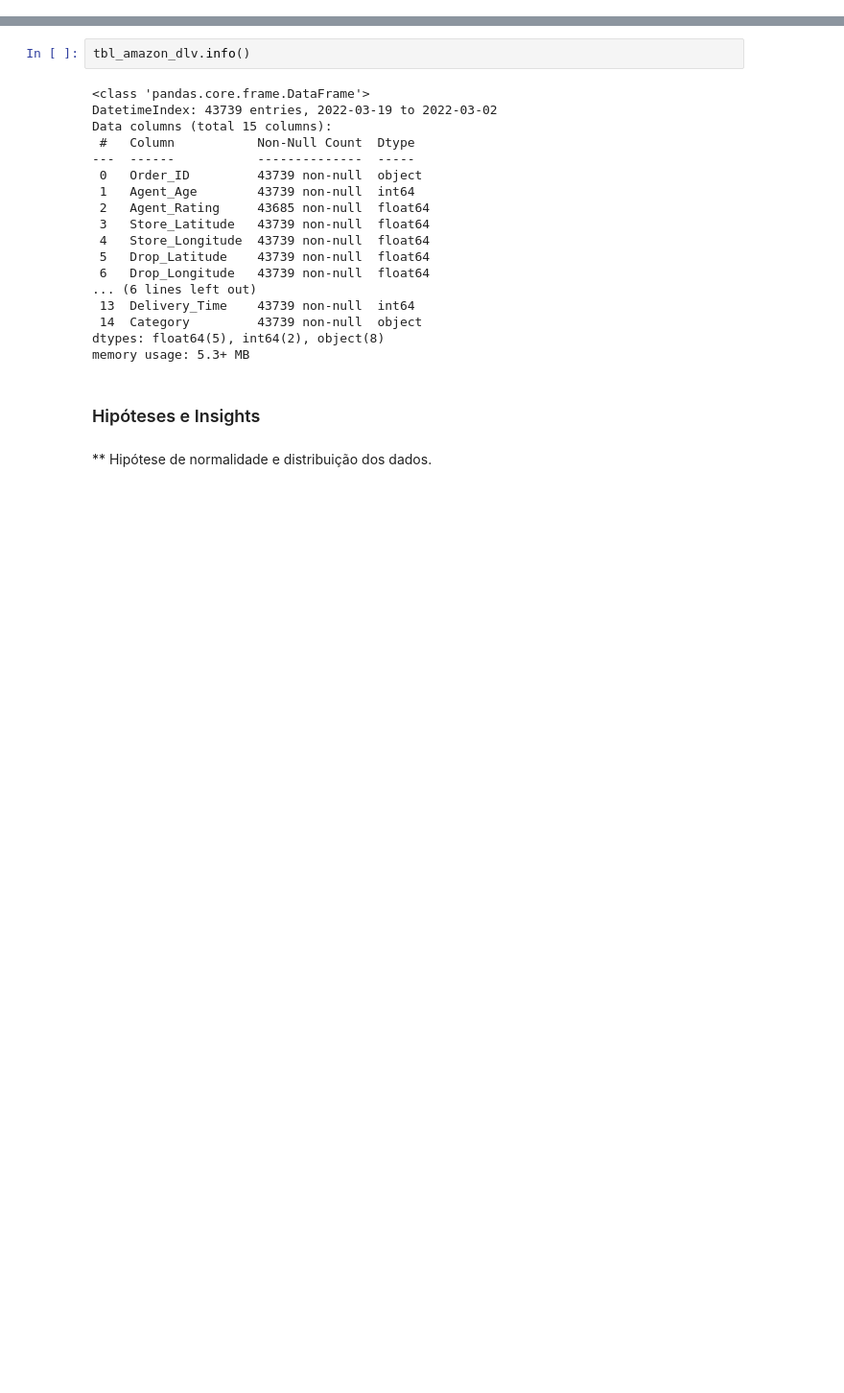
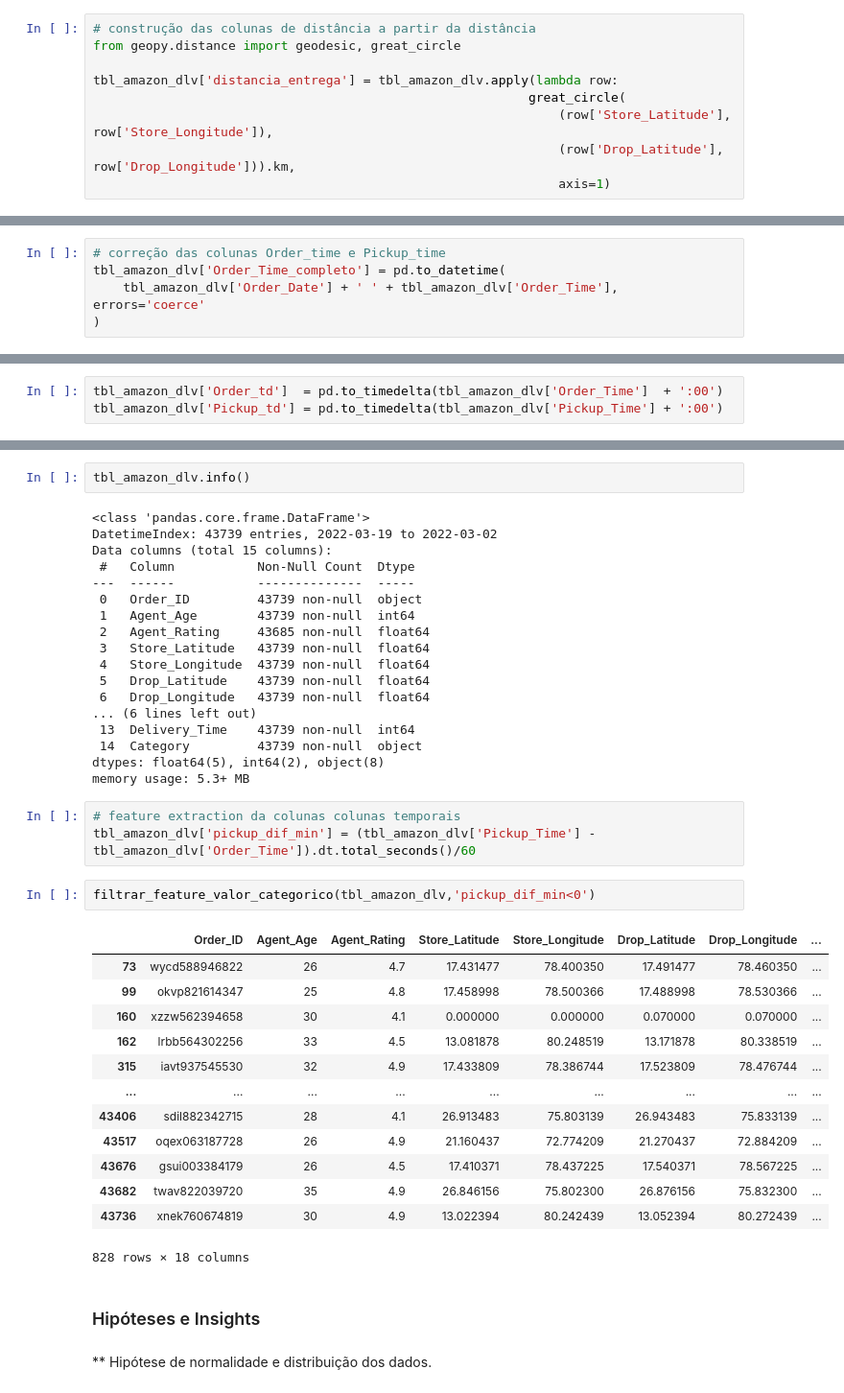
Before and after one commit to IgorComune/tech_challenge_ml_engineer_phase3, a Jupyter notebook: notebooks/02_EDA.ipynb, the cells around one changed output, grey strips where cells are left out. Shown at 96% size. Saved outputs shown, nothing was run; the diff lists cells and outputs as text; blank space fills up the shorter version.

```diff
--- a/notebooks/02_EDA.ipynb
+++ b/notebooks/02_EDA.ipynb
@@ -238,0 +306,9 @@ Encoding para feature de tempo.<br>
+# %%
+# construção das colunas de distância a partir da distância
+from geopy.distance import geodesic, great_circle
+
+tbl_amazon_dlv['distancia_entrega'] = tbl_amazon_dlv.apply(lambda row:
+                                                          great_circle(
+                                                              (row['Store_Latitude'], row['Store_Longitude']),
+                                                              (row['Drop_Latitude'], row['Drop_Longitude'])).km,
+                                                              axis=1)
@@ -239,3 +319,11 @@ Encoding para feature de tempo.<br>
+# %%
+# correção das colunas Order_time e Pickup_time
+tbl_amazon_dlv['Order_Time_completo'] = pd.to_datetime(
+    tbl_amazon_dlv['Order_Date'] + ' ' + tbl_amazon_dlv['Order_Time'], errors='coerce'
+)
 # %%
 # transformação do tipo de dado da coluna para o formato datetime
 tbl_amazon_dlv.Order_Date = pd.to_datetime(tbl_amazon_dlv.Order_Date)
+# %%
+tbl_amazon_dlv['Order_td']  = pd.to_timedelta(tbl_amazon_dlv['Order_Time']  + ':00')
+tbl_amazon_dlv['Pickup_td'] = pd.to_timedelta(tbl_amazon_dlv['Pickup_Time'] + ':00')
@@ -262,6 +352,25 @@ Data columns (total 15 columns):
  14  Category         43739 non-null  object
 dtypes: float64(5), int64(2), object(8)
 memory usage: 5.3+ MB
+# %%
+# feature extraction da colunas colunas temporais
+tbl_amazon_dlv['pickup_dif_min'] = (tbl_amazon_dlv['Pickup_Time'] - tbl_amazon_dlv['Order_Time']).dt.total_seconds()/60
+# %%
+filtrar_feature_valor_categorico(tbl_amazon_dlv,'pickup_dif_min<0')
+# %% [output]
+|  | Order_ID | Agent_Age | Agent_Rating | Store_Latitude | Store_Longitude | Drop_Latitude | Drop_Longitude | ... |
+| 73 | wycd588946822 | 26 | 4.7 | 17.431477 | 78.400350 | 17.491477 | 78.460350 | ... |
+| 99 | okvp821614347 | 25 | 4.8 | 17.458998 | 78.500366 | 17.488998 | 78.530366 | ... |
+| 160 | xzzw562394658 | 30 | 4.1 | 0.000000 | 0.000000 | 0.070000 | 0.070000 | ... |
+| 162 | lrbb564302256 | 33 | 4.5 | 13.081878 | 80.248519 | 13.171878 | 80.338519 | ... |
+| 315 | iavt937545530 | 32 | 4.9 | 17.433809 | 78.386744 | 17.523809 | 78.476744 | ... |
+| ... | ... | ... | ... | ... | ... | ... | ... | ... |
+| 43406 | sdil882342715 | 28 | 4.1 | 26.913483 | 75.803139 | 26.943483 | 75.833139 | ... |
+| 43517 | oqex063187728 | 26 | 4.9 | 21.160437 | 72.774209 | 21.270437 | 72.884209 | ... |
+| 43676 | gsui003384179 | 26 | 4.5 | 17.410371 | 78.437225 | 17.540371 | 78.567225 | ... |
+| 43682 | twav822039720 | 35 | 4.9 | 26.846156 | 75.802300 | 26.876156 | 75.832300 | ... |
+| 43736 | xnek760674819 | 30 | 4.9 | 13.022394 | 80.242439 | 13.052394 | 80.272439 | ... |
+828 rows × 18 columns
 # %% [markdown]
 ### Hipóteses e Insights
 # %% [markdown]
```
Also changed, not shown: parts of 14 cells of this notebook, 4 other files.
